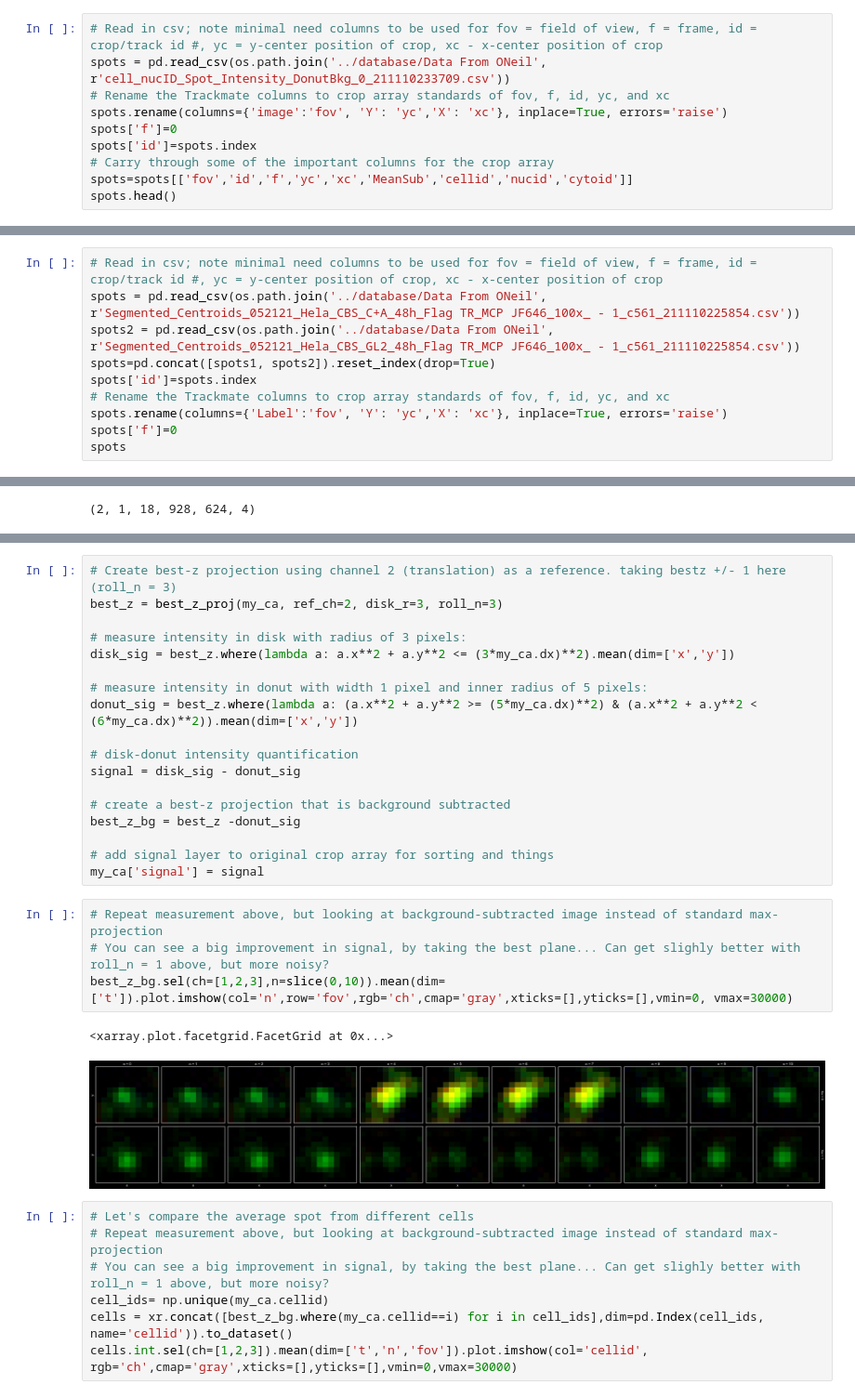
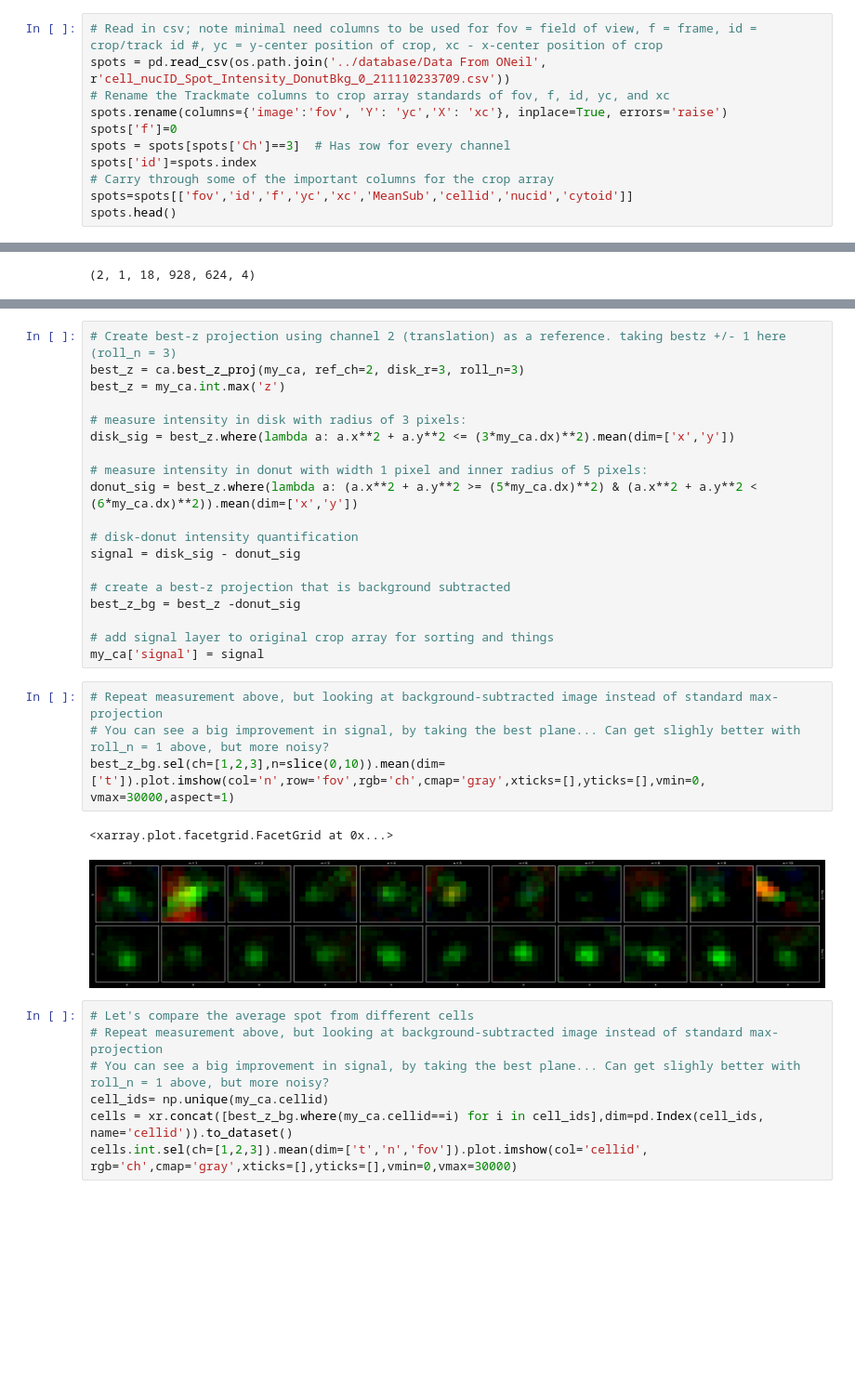
Before and after one commit to Colorado-State-University-Stasevich-Lab/croparray, a Jupyter notebook: notebooks/ToolDevelopment.ipynb, the cells around one changed output, grey strips where cells are left out. Shown at 93% size. Saved outputs shown, nothing was run; the diff lists cells and outputs as text; blank space fills up the shorter version.

```diff
--- a/notebooks/ToolDevelopment.ipynb
+++ b/notebooks/ToolDevelopment.ipynb
@@ -246,6 +383,7 @@ spots = pd.read_csv(os.path.join('../database/Data From ONeil', r'cell_nucID_Spo
 # Rename the Trackmate columns to crop array standards of fov, f, id, yc, and xc
 spots.rename(columns={'image':'fov', 'Y': 'yc','X': 'xc'}, inplace=True, errors='raise')
 spots['f']=0
+spots = spots[spots['Ch']==3]  # Has row for every channel
 spots['id']=spots.index
 # Carry through some of the important columns for the crop array
 spots=spots[['fov','id','f','yc','xc','MeanSub','cellid','nucid','cytoid']]
@@ -260,10 +397,0 @@ spots.head()
-# %%
-# Read in csv; note minimal need columns to be used for fov = field of view, f = frame, id = crop/track id #, yc = y-center position of crop, xc - x-center position of crop
-spots = pd.read_csv(os.path.join('../database/Data From ONeil', r'Segmented_Centroids_052121_Hela_CBS_C+A_48h_Flag TR_MCP JF646_100x_ - 1_c561_211110225854.csv'))
-spots2 = pd.read_csv(os.path.join('../database/Data From ONeil', r'Segmented_Centroids_052121_Hela_CBS_GL2_48h_Flag TR_MCP JF646_100x_ - 1_c561_211110225854.csv'))
-spots=pd.concat([spots1, spots2]).reset_index(drop=True)
-spots['id']=spots.index
-# Rename the Trackmate columns to crop array standards of fov, f, id, yc, and xc
-spots.rename(columns={'Label':'fov', 'Y': 'yc','X': 'xc'}, inplace=True, errors='raise')
-spots['f']=0
-spots
@@ -336,6 +450,7 @@ my_ca.int.sel(ch=[1,2,3],n=slice(0,10)).mean(dim=['t']).max('z').plot.imshow(col
 # %%
 # Create best-z projection using channel 2 (translation) as a reference. taking bestz +/- 1 here (roll_n = 3)
-best_z = best_z_proj(my_ca, ref_ch=2, disk_r=3, roll_n=3)
+best_z = ca.best_z_proj(my_ca, ref_ch=2, disk_r=3, roll_n=3)
+best_z = my_ca.int.max('z')
 
 # measure intensity in disk with radius of 3 pixels:
 disk_sig = best_z.where(lambda a: a.x**2 + a.y**2 <= (3*my_ca.dx)**2).mean(dim=['x','y'])
@@ -354,10 +469,10 @@ my_ca['signal'] = signal
 # %%
 # Repeat measurement above, but looking at background-subtracted image instead of standard max-projection
 # You can see a big improvement in signal, by taking the best plane... Can get slighly better with roll_n = 1 above, but more noisy?
-best_z_bg.sel(ch=[1,2,3],n=slice(0,10)).mean(dim=['t']).plot.imshow(col='n',row='fov',rgb='ch',cmap='gray',xticks=[],yticks=[],vmin=0, vmax=30000)
+best_z_bg.sel(ch=[1,2,3],n=slice(0,10)).mean(dim=['t']).plot.imshow(col='n',row='fov',rgb='ch',cmap='gray',xticks=[],yticks=[],vmin=0, vmax=30000,aspect=1)
 # %% [output]
 <xarray.plot.facetgrid.FacetGrid at 0x...>
-[figure, old version]
+[figure, new version]
 # %%
 # Let's compare the average spot from different cells
 # Repeat measurement above, but looking at background-subtracted image instead of standard max-projection
```
Also changed, not shown: parts of 49 cells of this notebook, 3 other files.
